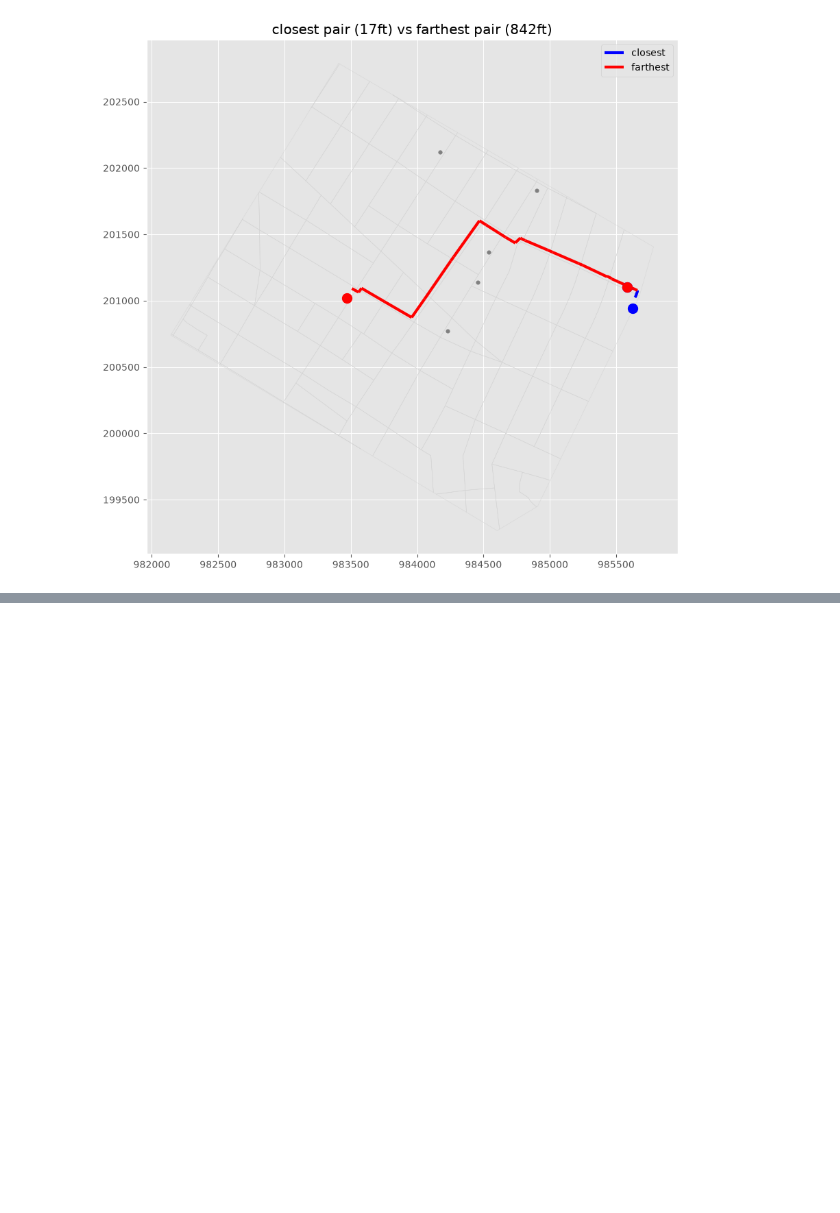
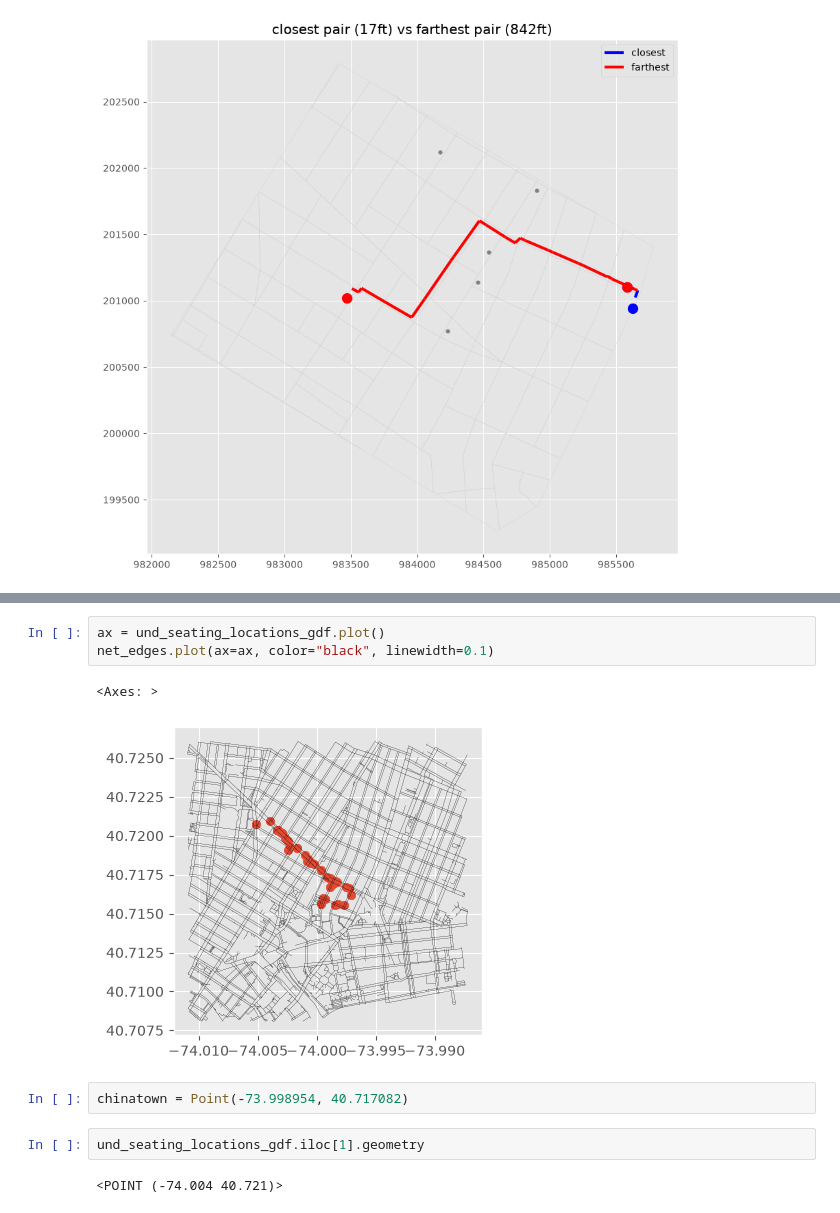
Before and after one commit to rachelshin-works/cdp-mapping-systems, a Jupyter notebook: Assignment_rachel/chinatown_seating_locations.ipynb, the cells around one changed output, grey strips where cells are left out. Drawn from its saved outputs; the diff is of its cells as text; blank space fills up the shorter version.

```diff
--- a/Assignment_rachel/chinatown_seating_locations.ipynb
+++ b/Assignment_rachel/chinatown_seating_locations.ipynb
@@ -588,0 +672,12 @@ plt.show()
+# %%
+ax = und_seating_locations_gdf.plot()
+net_edges.plot(ax=ax, color="black", linewidth=0.1)
+# %% [output]
+<Axes: >
+[figure, added]
+# %%
+chinatown = Point(-73.998954, 40.717082)
+# %%
+und_seating_locations_gdf.iloc[1].geometry
+# %% [output]
+<POINT (-74.004 40.721)>
```
Also changed, not shown: parts of 29 cells of this notebook, 3 other files.
